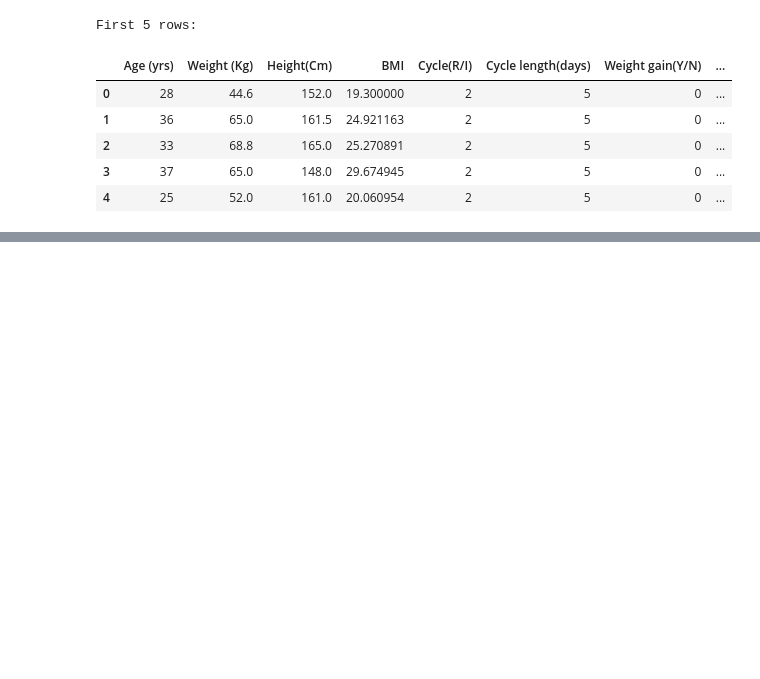
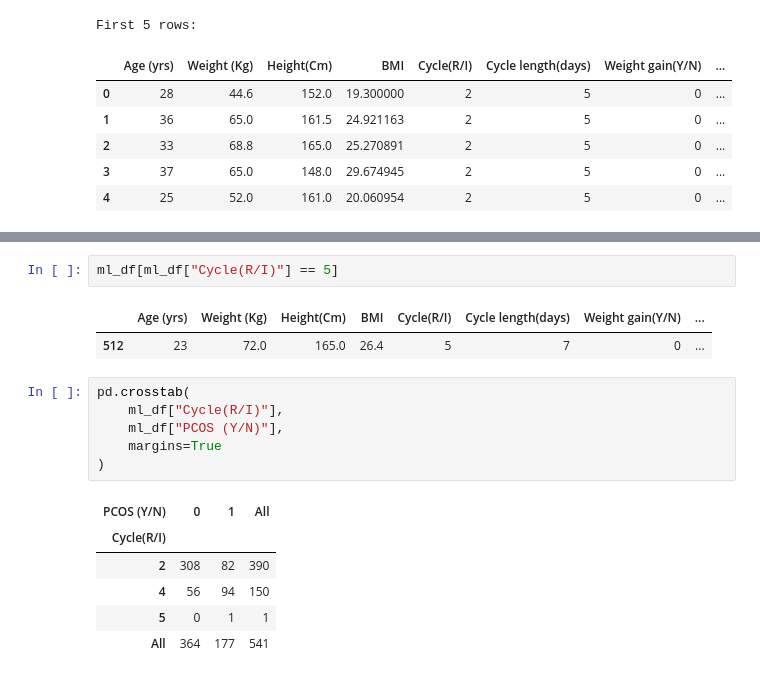
Before and after one commit to Ayushpal2006/ML-model-EDA-AND-TRAINING-DATA-SET, a Jupyter notebook: संजीवनी.ipynb, the cells around one changed output, grey strips where cells are left out. Drawn from its saved outputs; the diff is of its cells as text; blank space fills up the shorter version.

```diff
--- a/संजीवनी.ipynb
+++ b/संजीवनी.ipynb
@@ -194,0 +444,18 @@ First 5 rows:
+# %%
+ml_df[ml_df["Cycle(R/I)"] == 5]
+# %% [output]
+|  | Age (yrs) | Weight (Kg) | Height(Cm) | BMI | Cycle(R/I) | Cycle length(days) | Weight gain(Y/N) | ... |
+| 512 | 23 | 72.0 | 165.0 | 26.4 | 5 | 7 | 0 | ... |
+# %%
+pd.crosstab(
+    ml_df["Cycle(R/I)"],
+    ml_df["PCOS (Y/N)"],
+    margins=True
+)
+# %% [output]
+| PCOS (Y/N) | 0 | 1 | All |
+| Cycle(R/I) |  |  |  |
+| 2 | 308 | 82 | 390 |
+| 4 | 56 | 94 | 150 |
+| 5 | 0 | 1 | 1 |
+| All | 364 | 177 | 541 |
```
Also changed, not shown: parts of 29 cells of this notebook.
